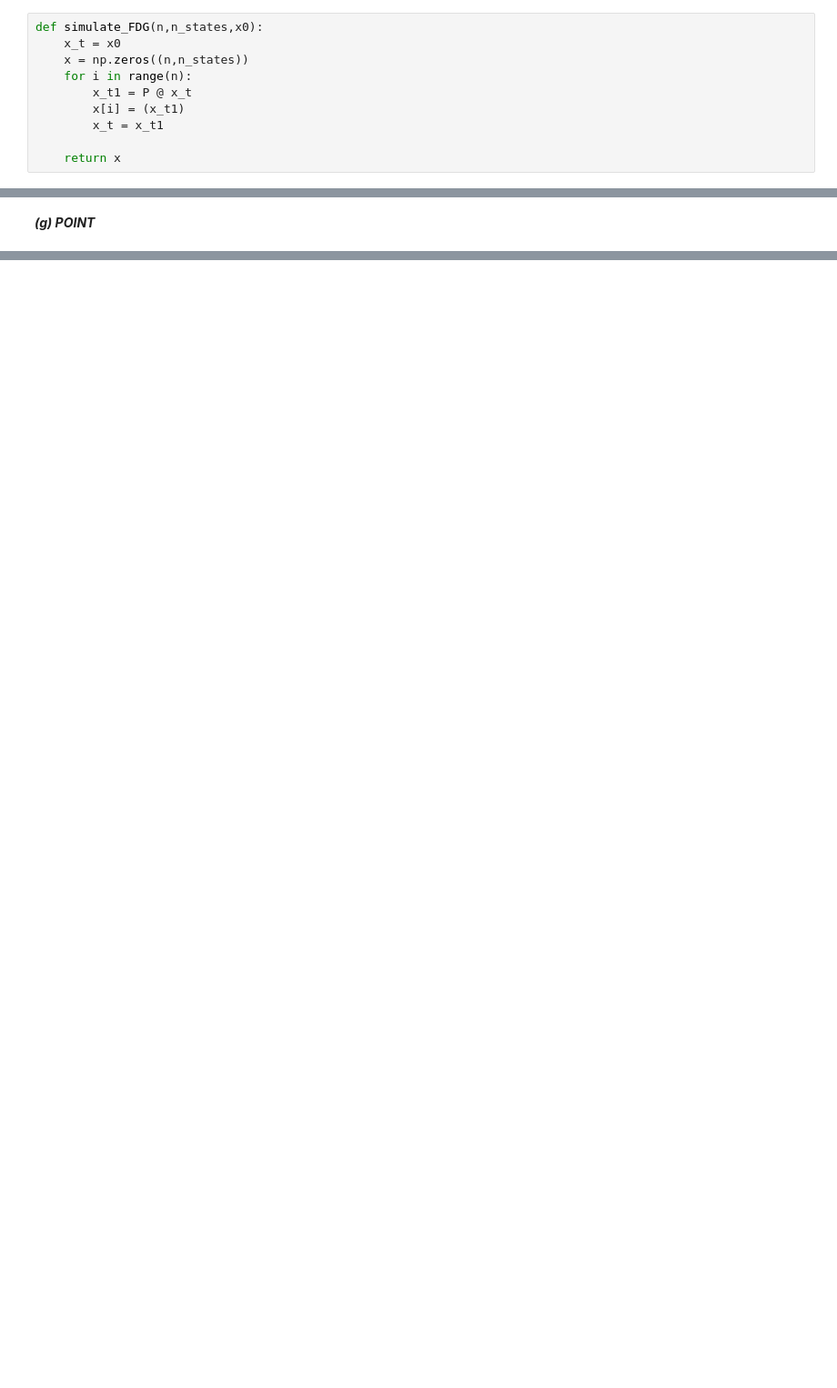
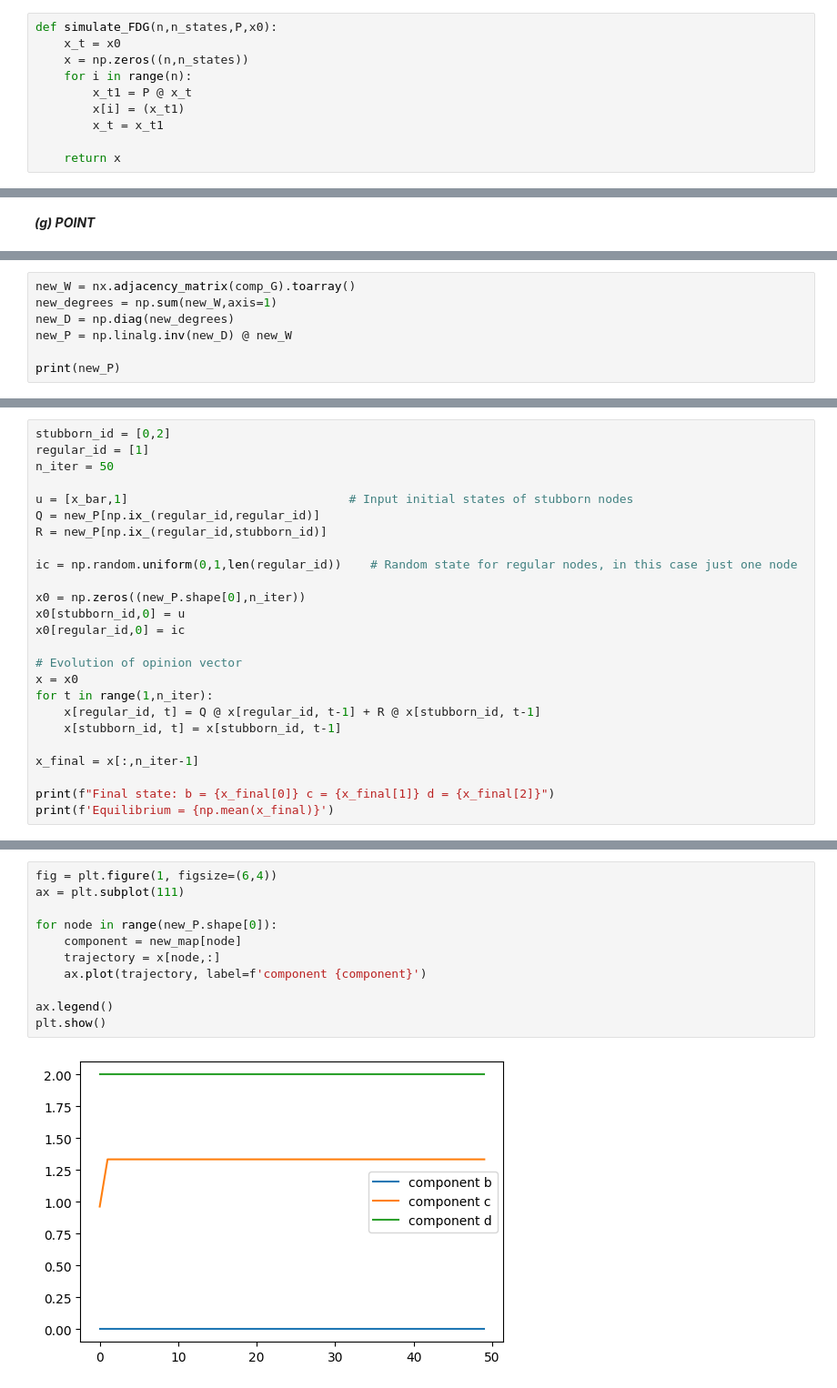
Before and after one commit to LucianoScarpino/HM_2_Network_Dynamics, a Jupyter notebook: ex_1.ipynb, the cells around one changed output, grey strips where cells are left out. Shown: that part at 91% size. Drawn from its saved outputs; the diff is of its cells as text; blank space fills up the shorter version.

```diff
--- a/ex_1.ipynb
+++ b/ex_1.ipynb
@@ -246,7 +246,7 @@ True
 # %% [markdown]
 Since graph is strongly connected and aperiodic, we can apply theorem above.
 # %%
-def simulate_FDG(n,n_states,x0):
+def simulate_FDG(n,n_states,P,x0):
     x_t = x0
     x = np.zeros((n,n_states))
     for i in range(n):
@@ -347,0 +427,7 @@ Gap from estimated alpha variance = 0.0024792885613163507
+# %%
+new_W = nx.adjacency_matrix(comp_G).toarray()
+new_degrees = np.sum(new_W,axis=1)
+new_D = np.diag(new_degrees)
+new_P = np.linalg.inv(new_D) @ new_W
+
+print(new_P)
@@ -347,0 +440,25 @@ Gap from estimated alpha variance = 0.0024792885613163507
+# %%
+stubborn_id = [0,2]
+regular_id = [1]
+n_iter = 50
+
+u = [x_bar,1]                               # Input initial states of stubborn nodes
+Q = new_P[np.ix_(regular_id,regular_id)]
+R = new_P[np.ix_(regular_id,stubborn_id)]
+
+ic = np.random.uniform(0,1,len(regular_id))    # Random state for regular nodes, in this case just one node
+
+x0 = np.zeros((new_P.shape[0],n_iter))
+x0[stubborn_id,0] = u
+x0[regular_id,0] = ic
+
+# Evolution of opinion vector
+x = x0
+for t in range(1,n_iter):
+    x[regular_id, t] = Q @ x[regular_id, t-1] + R @ x[stubborn_id, t-1]
+    x[stubborn_id, t] = x[stubborn_id, t-1]
+
+x_final = x[:,n_iter-1]
+
+print(f"Final state: b = {x_final[0]} c = {x_final[1]} d = {x_final[2]}")
+print(f'Equilibrium = {np.mean(x_final)}')
@@ -347,0 +468,13 @@ Gap from estimated alpha variance = 0.0024792885613163507
+# %%
+fig = plt.figure(1, figsize=(6,4))
+ax = plt.subplot(111)
+
+for node in range(new_P.shape[0]):
+    component = new_map[node]
+    trajectory = x[node,:]
+    ax.plot(trajectory, label=f'component {component}')
+
+ax.legend()
+plt.show()
+# %% [output]
+[figure, added]
```
Also changed, not shown: parts of 22 cells of this notebook.
